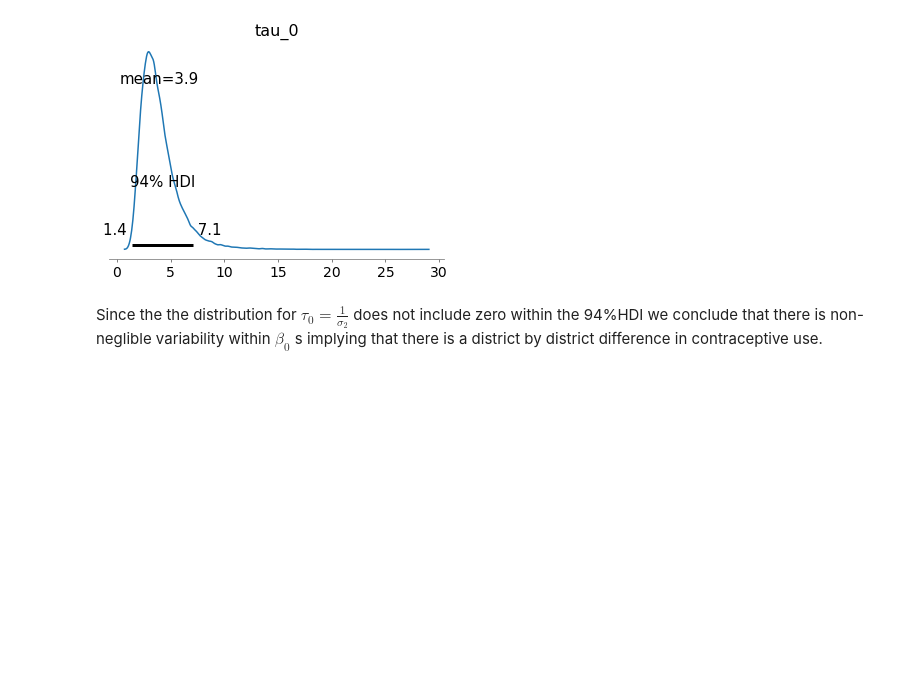
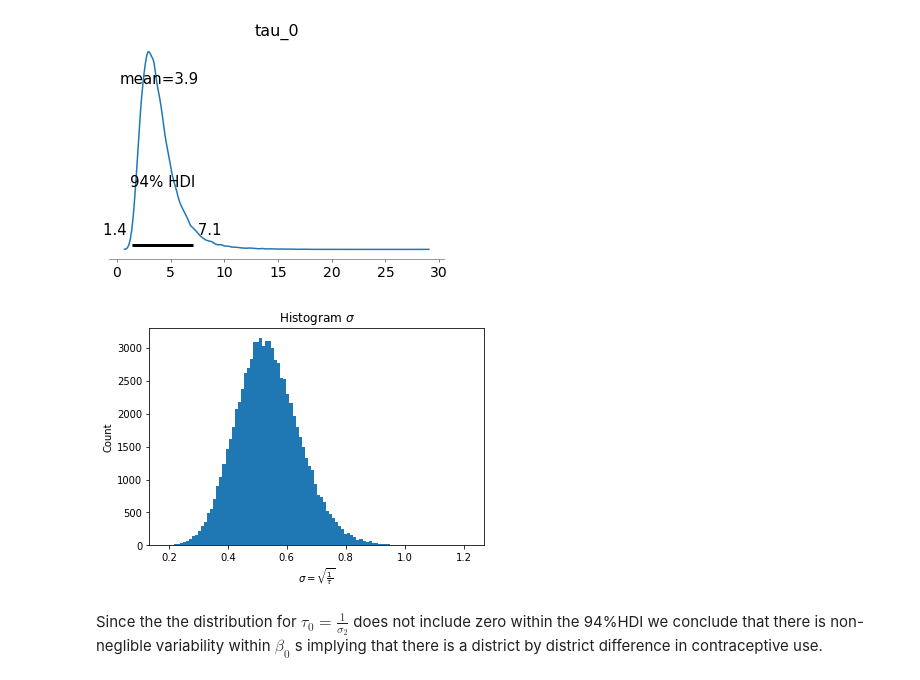
Before and after one commit to sebvargo/cs209b_hw2, a Jupyter notebook: cs109b_hw2.ipynb, the cells around one changed output. Cells and saved outputs as stored; diff of their text form; code cells hidden in the pictures; blank space fills up the shorter version.

```diff
--- a/cs109b_hw2.ipynb
+++ b/cs109b_hw2.ipynb
@@ -914,6 +917,19 @@ Got error No model on context stack. trying to find log_likelihood in translatio
 <AxesSubplot:title={'center':'tau_0'}>
 [figure]
 [figure]
+# %%
+tau_0 = trace['tau_0']
+sigma_0 = np.sqrt(1/tau_0)
+# plt.hist(tau_0, bins = 100)
+plt.hist(sigma_0, bins = 100)
+plt.ylabel('Count')
+plt.xlabel('$\\sigma = \sqrt{\\frac{1}{\\tau}}$')
+plt.title('Histogram $\\sigma$')
+plt.show()
+
+plt.show()
+# %% [output]
+[figure, added]
 # %% [markdown]
 Since the the distribution for $\tau_0 = \frac{1}{\sigma_2}$ does not include zero within the 94%HDI we conclude that there is non-neglible variability within $\beta_0$ s  implying that there is a district by district difference in contraceptive use.
 # %% [markdown]
```
Also changed, not shown: parts of 11 cells of this notebook.
